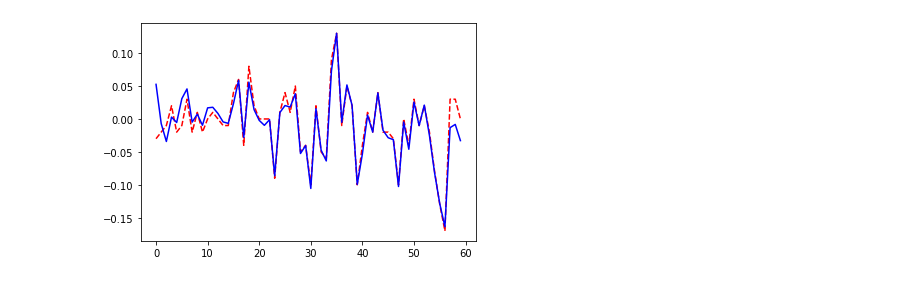
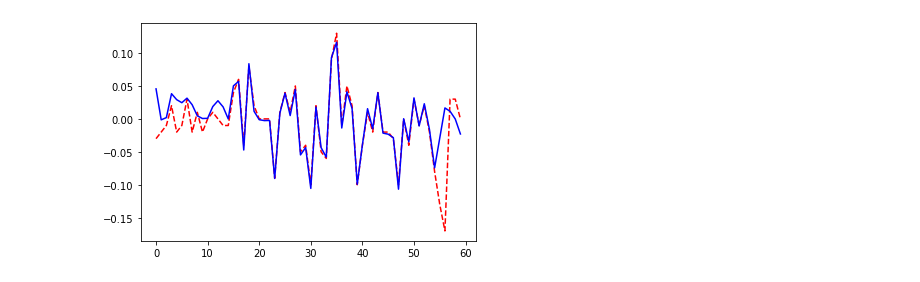
Before and after one commit to matrixleon18/SHUFE, a Jupyter notebook: jupyterlab/Model_LSTM1.ipynb, the cells around one changed output. Saved outputs shown, nothing was run; the diff lists cells and outputs as text; code cells hidden in the pictures.

```diff
--- a/jupyterlab/Model_LSTM1.ipynb
+++ b/jupyterlab/Model_LSTM1.ipynb
@@ -95,7 +95,7 @@ torch.backends.cudnn.deterministic = True
 
 TIME_STEP = SEQ_LENGTH                                        # 一般这个单独设定，这里为了简单，还是直接就等于seq_len的方便。其实也就是等于最长的那个sequence length
 INPUT_SIZE = dataset.shape[1]-1
-HIDDEN_SIZE = 768
+HIDDEN_SIZE = 1024
 NUM_LAYERS = 5
 
 np.random.seed(3)
@@ -114,7 +114,7 @@ class LSTMModel(nn.Module):
         self.h0 = torch.zeros(NUM_LAYERS, BATCH_SIZE, hidden_layer_size).double().to(device)
         self.c0 = torch.zeros(NUM_LAYERS, BATCH_SIZE, hidden_layer_size).double().to(device)
 
-        self.init_weights2()
+        # self.init_weights2()
 
     def init_weights(self):
         for name, param in self.lstm.named_parameters():
@@ -229,6 +228,8 @@ torch.save(model, 'e:\\Model_LSTM1.pkl')
 model = torch.load('e:\\Model_LSTM1.pkl')
 # %%
 # 预测数据
+model.eval()
+
 test_loss = 0
 
 for step in range(test_batch_count):
@@ -239,7 +240,7 @@ for step in range(test_batch_count):
     if (step+1) < test_batch_count:                       # 最后一个测试数据不需要统计，因为没有真实值。
         test_loss += loss.cpu()
 
-print("Prediction Loss:{:.6f}".format(test_loss.data))
+print("Prediction Loss average:{:.6f}".format(test_loss.data/(test_batch_count-1)))
 print("Prediction: {:.2f} ---- Actual: {:.2f}".format(float(pred[-1][-1].data), float(test_y[step][-1][-1].data)))
 
 actual_line = test_y[step].cpu().detach().flatten().numpy()
@@ -253 +254 @@ Prediction: -0.03 ---- Actual: 0.00
-[figure, old version]
+[figure, new version]
```
Also changed, not shown: parts of 3 cells of this notebook, 3 other files.
